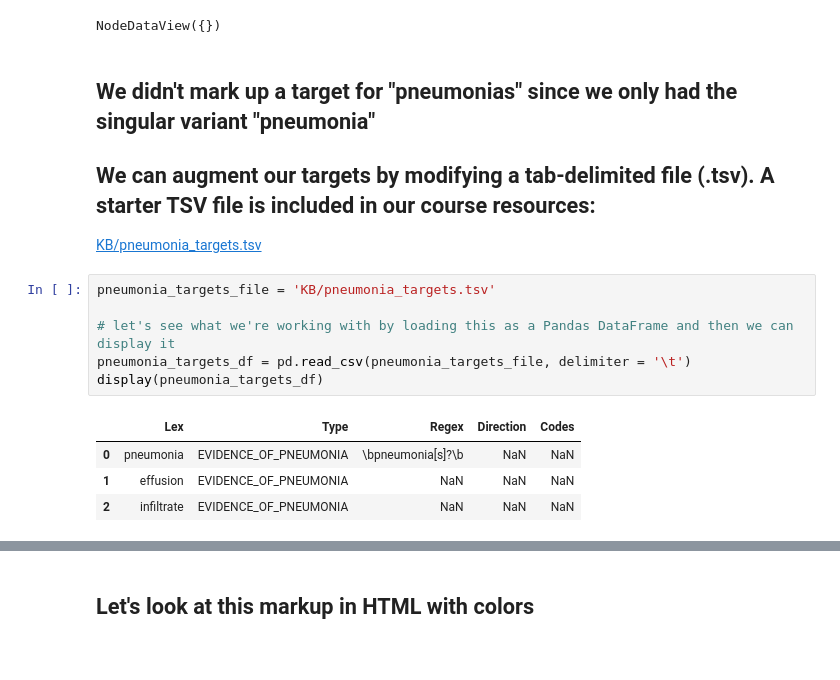
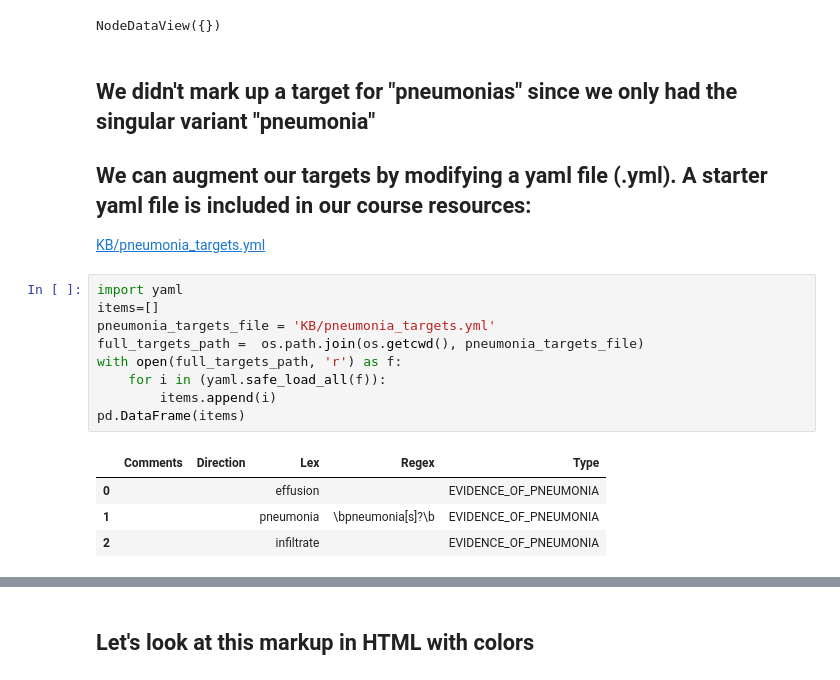
Before and after one commit to UUDeCART/decart_rule_based_nlp, a Jupyter notebook: 09_NLP_pneumonia_pyConText_targets_and_modifiers.ipynb, the cells around one changed output, grey strips where cells are left out. Drawn from its saved outputs; the diff is of its cells as text.

```diff
--- a/09_NLP_pneumonia_pyConText_targets_and_modifiers.ipynb
+++ b/09_NLP_pneumonia_pyConText_targets_and_modifiers.ipynb
@@ -134,16 +134,19 @@ display(markup_sentence_2.nodes(data = True))
 NodeDataView({})
 # %% [markdown]
 ## We didn't mark up a target for "pneumonias" since we only had the singular variant "pneumonia"
-## We can augment our targets by modifying a tab-delimited file (.tsv).  A starter TSV file is included in our course resources:
-<a href="../../../edit/work/decart_rule_based_nlp/KB/pneumonia_targets.tsv">KB/pneumonia_targets.tsv</a>
+## We can augment our targets by modifying a yaml file (.yml).  A starter yaml file is included in our course resources:
+<a href="../../../edit/work/decart_rule_based_nlp/KB/pneumonia_targets.yml">KB/pneumonia_targets.yml</a>
-# %%
-pneumonia_targets_file = 'KB/pneumonia_targets.tsv'
-
-# let's see what we're working with by loading this as a Pandas DataFrame and then we can display it
-pneumonia_targets_df = pd.read_csv(pneumonia_targets_file, delimiter = '\t')
-display(pneumonia_targets_df)
-# %% [output]
-|  | Lex | Type | Regex | Direction | Codes |
-| 0 | pneumonia | EVIDENCE_OF_PNEUMONIA | \bpneumonia[s]?\b | NaN | NaN |
-| 1 | effusion | EVIDENCE_OF_PNEUMONIA | NaN | NaN | NaN |
-| 2 | infiltrate | EVIDENCE_OF_PNEUMONIA | NaN | NaN | NaN |
+# %%
+import yaml
+items=[]
+pneumonia_targets_file = 'KB/pneumonia_targets.yml'
+full_targets_path =  os.path.join(os.getcwd(), pneumonia_targets_file)
+with open(full_targets_path, 'r') as f:
+    for i in (yaml.safe_load_all(f)):
+        items.append(i)
+pd.DataFrame(items)
+# %% [output]
+|  | Comments | Direction | Lex | Regex | Type |
+| 0 |  |  | effusion |  | EVIDENCE_OF_PNEUMONIA |
+| 1 |  |  | pneumonia | \bpneumonia[s]?\b | EVIDENCE_OF_PNEUMONIA |
+| 2 |  |  | infiltrate |  | EVIDENCE_OF_PNEUMONIA |
```
Also changed, not shown: parts of 9 cells of this notebook, 5 other files.
